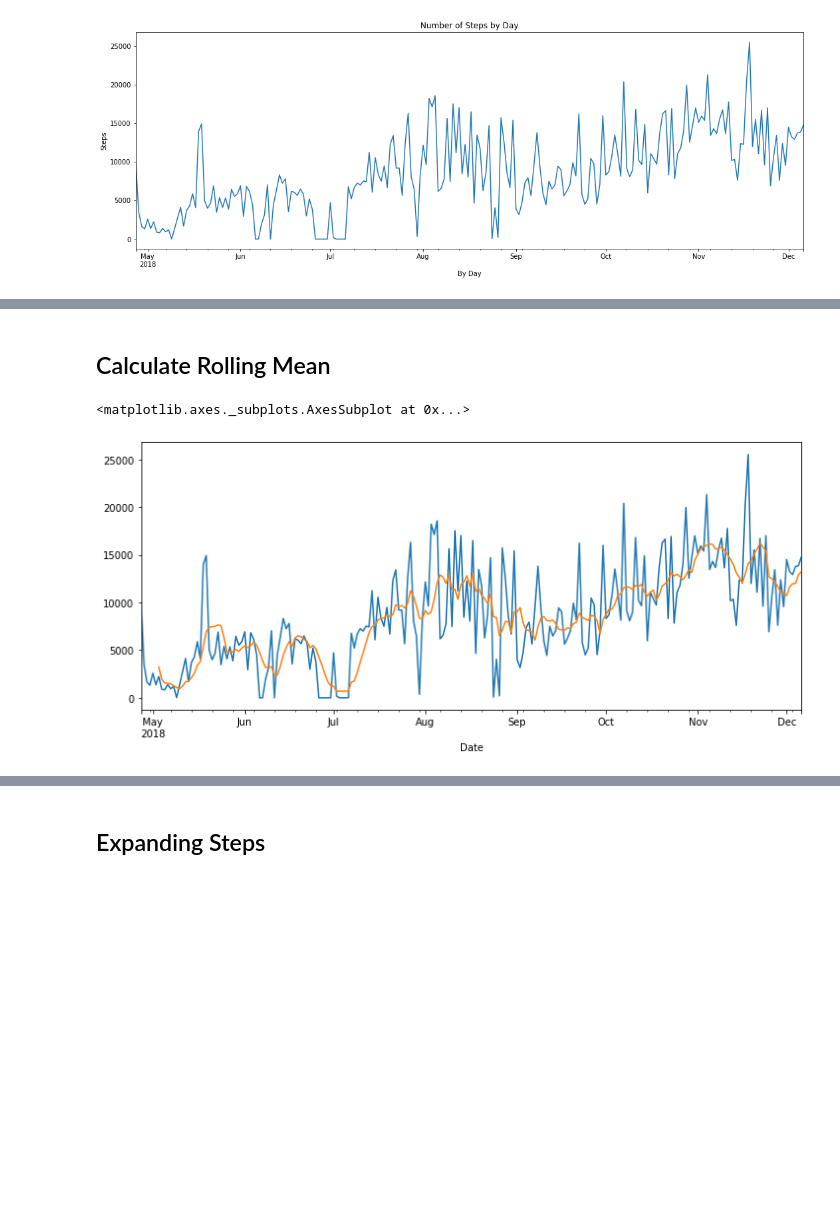
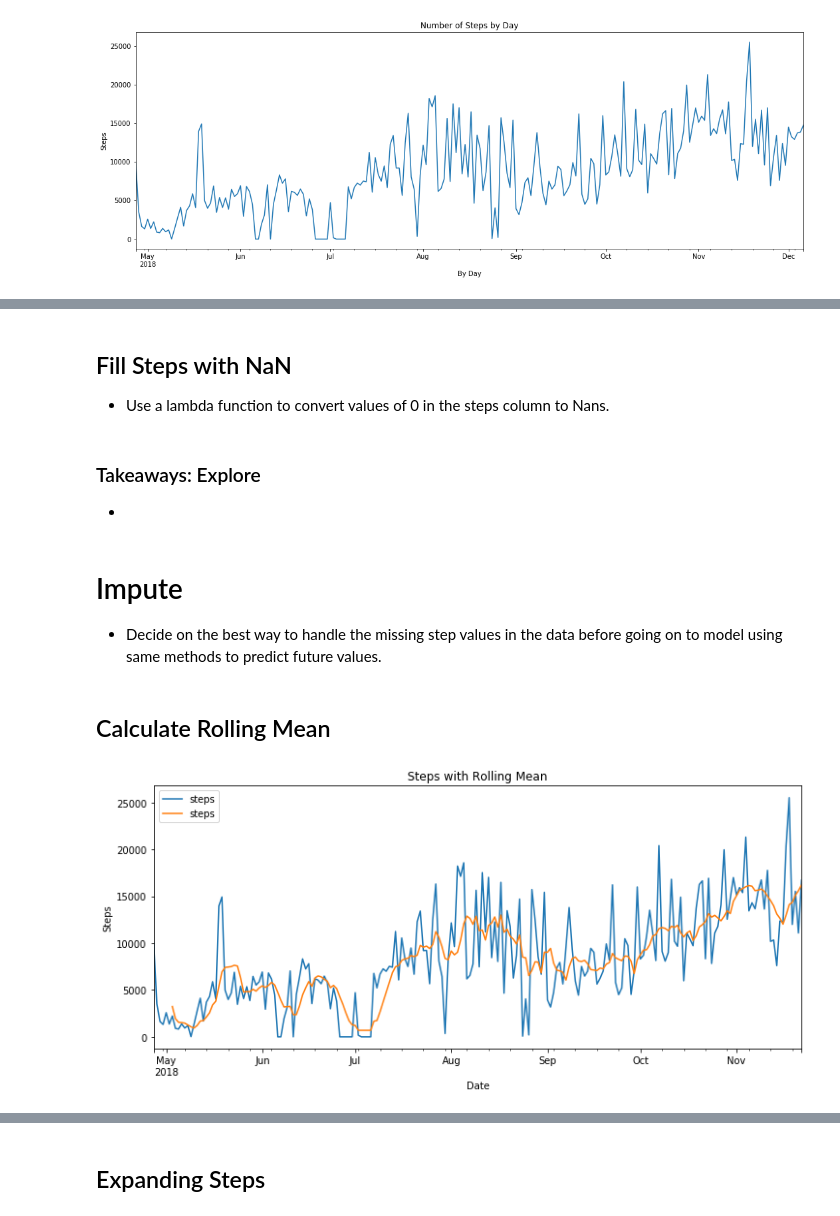
Before and after one commit to U-Gotta-Have-Faith/time_series, a Jupyter notebook: Sean _faith_acquire-Copy1.ipynb, the cells around one changed output, grey strips where cells are left out. Drawn from its saved outputs; the diff is of its cells as text; code cells hidden in the pictures; blank space fills up the shorter version.

Commit message:
Commit split and beginning of modeling to get baseline model

```diff
--- a/Sean _faith_acquire-Copy1.ipynb
+++ b/Sean _faith_acquire-Copy1.ipynb
@@ -492,0 +367,4 @@ df.drop(columns=['month', 'weekday'], inplace=True)
+# %% [markdown]
+## Fill Steps with NaN
+
+- Use a lambda function to convert values of 0 in the steps column to Nans.
@@ -493,11 +373,23 @@ df.drop(columns=['month', 'weekday'], inplace=True)
+# %% [markdown]
+### Takeaways:  Explore
+
+-
+# %% [markdown]
+# Impute
+
+- Decide on the best way to handle the missing step values in the data before going on to model using same methods to predict future values.
 # %% [markdown]
 ## Calculate Rolling Mean
 # %%
-df['steps'].plot(figsize=(12,5))
-df.rolling(window=7).mean()['steps'].plot()
+train['steps'].plot(figsize=(12,5))
+train.rolling(window=7).mean()['steps'].plot()
+
+plt.title('Steps with Rolling Mean')
+plt.ylabel('Steps')
+plt.legend()
+plt.show()
 # %% [output]
-<matplotlib.axes._subplots.AxesSubplot at 0x...>
-[figure, old version]
+[figure, new version]
 # %%
 df['steps_7_day_mean'] = df['steps'].rolling(window=7).mean()
 # %%
```
Also changed, not shown: parts of 42 cells of this notebook.
